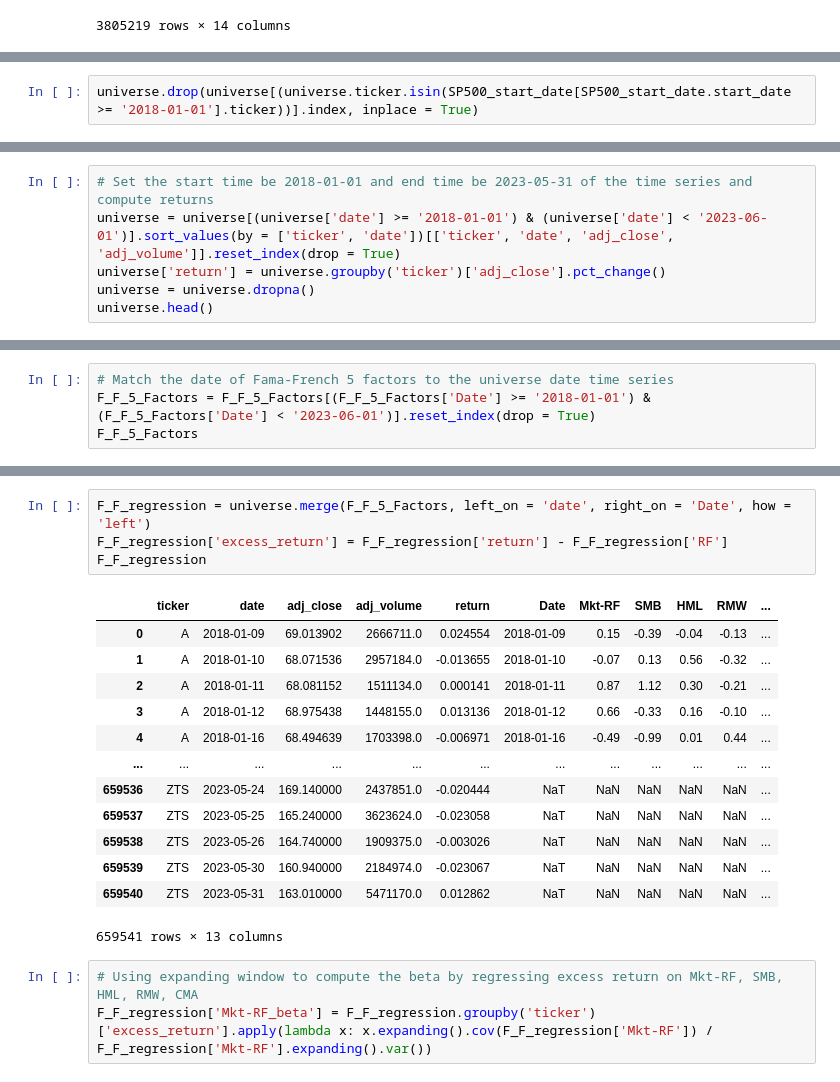
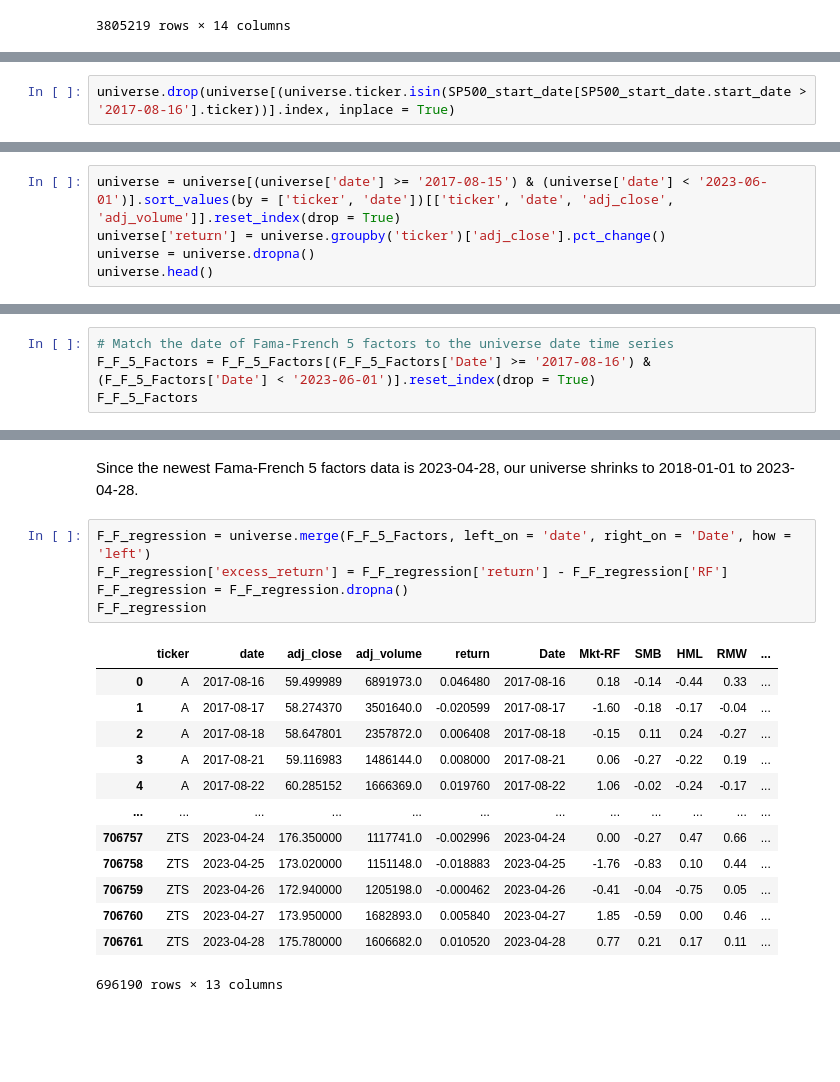
Before and after one commit to amberlee0516/ds4a-stock-price, a Jupyter notebook: Universe_and_Factors_Cindy.ipynb, the cells around one changed output, grey strips where cells are left out. Saved outputs shown, nothing was run; the diff lists cells and outputs as text; blank space fills up the shorter version.

```diff
--- a/Universe_and_Factors_Cindy.ipynb
+++ b/Universe_and_Factors_Cindy.ipynb
@@ -80,2 +90,2 @@ Name: ticker, dtype: object
 # %%
-universe.drop(universe[(universe.ticker.isin(SP500_start_date[SP500_start_date.start_date >= '2018-01-01'].ticker))].index, inplace = True)
+universe.drop(universe[(universe.ticker.isin(SP500_start_date[SP500_start_date.start_date > '2017-08-16'].ticker))].index, inplace = True)
@@ -89,6 +92,5 @@ universe.drop(universe[(universe.ticker.isin(SP500_start_date[SP500_start_date.s
 # %%
-# Set the start time be 2018-01-01 and end time be 2023-05-31 of the time series and compute returns
-universe = universe[(universe['date'] >= '2018-01-01') & (universe['date'] < '2023-06-01')].sort_values(by = ['ticker', 'date'])[['ticker', 'date', 'adj_close', 'adj_volume']].reset_index(drop = True)
+universe = universe[(universe['date'] >= '2017-08-15') & (universe['date'] < '2023-06-01')].sort_values(by = ['ticker', 'date'])[['ticker', 'date', 'adj_close', 'adj_volume']].reset_index(drop = True)
 universe['return'] = universe.groupby('ticker')['adj_close'].pct_change()
 universe = universe.dropna()
 universe.head()
@@ -102,6 +104,6 @@ universe.head()
 # %%
 # Match the date of Fama-French 5 factors to the universe date time series
-F_F_5_Factors = F_F_5_Factors[(F_F_5_Factors['Date'] >= '2018-01-01') & (F_F_5_Factors['Date'] < '2023-06-01')].reset_index(drop = True)
+F_F_5_Factors = F_F_5_Factors[(F_F_5_Factors['Date'] >= '2017-08-16') & (F_F_5_Factors['Date'] < '2023-06-01')].reset_index(drop = True)
 F_F_5_Factors
 # %% [output]
 |  | Date | Mkt-RF | SMB | HML | RMW | CMA | RF |
@@ -120,21 +122,21 @@ F_F_5_Factors
+# %% [markdown]
+Since the newest Fama-French 5 factors data is 2023-04-28, our universe shrinks to 2018-01-01 to 2023-04-28.
 # %%
 F_F_regression = universe.merge(F_F_5_Factors, left_on = 'date', right_on = 'Date', how = 'left')
 F_F_regression['excess_return'] = F_F_regression['return'] - F_F_regression['RF']
+F_F_regression = F_F_regression.dropna()
 F_F_regression
 # %% [output]
 |  | ticker | date | adj_close | adj_volume | return | Date | Mkt-RF | SMB | HML | RMW | ... |
-| 0 | A | 2018-01-09 | 69.013902 | 2666711.0 | 0.024554 | 2018-01-09 | 0.15 | -0.39 | -0.04 | -0.13 | ... |
-| 1 | A | 2018-01-10 | 68.071536 | 2957184.0 | -0.013655 | 2018-01-10 | -0.07 | 0.13 | 0.56 | -0.32 | ... |
-| 2 | A | 2018-01-11 | 68.081152 | 1511134.0 | 0.000141 | 2018-01-11 | 0.87 | 1.12 | 0.30 | -0.21 | ... |
-| 3 | A | 2018-01-12 | 68.975438 | 1448155.0 | 0.013136 | 2018-01-12 | 0.66 | -0.33 | 0.16 | -0.10 | ... |
-| 4 | A | 2018-01-16 | 68.494639 | 1703398.0 | -0.006971 | 2018-01-16 | -0.49 | -0.99 | 0.01 | 0.44 | ... |
+| 0 | A | 2017-08-16 | 59.499989 | 6891973.0 | 0.046480 | 2017-08-16 | 0.18 | -0.14 | -0.44 | 0.33 | ... |
+| 1 | A | 2017-08-17 | 58.274370 | 3501640.0 | -0.020599 | 2017-08-17 | -1.60 | -0.18 | -0.17 | -0.04 | ... |
+| 2 | A | 2017-08-18 | 58.647801 | 2357872.0 | 0.006408 | 2017-08-18 | -0.15 | 0.11 | 0.24 | -0.27 | ... |
+| 3 | A | 2017-08-21 | 59.116983 | 1486144.0 | 0.008000 | 2017-08-21 | 0.06 | -0.27 | -0.22 | 0.19 | ... |
+| 4 | A | 2017-08-22 | 60.285152 | 1666369.0 | 0.019760 | 2017-08-22 | 1.06 | -0.02 | -0.24 | -0.17 | ... |
 | ... | ... | ... | ... | ... | ... | ... | ... | ... | ... | ... | ... |
-| 659536 | ZTS | 2023-05-24 | 169.140000 | 2437851.0 | -0.020444 | NaT | NaN | NaN | NaN | NaN | ... |
-| 659537 | ZTS | 2023-05-25 | 165.240000 | 3623624.0 | -0.023058 | NaT | NaN | NaN | NaN | NaN | ... |
-| 659538 | ZTS | 2023-05-26 | 164.740000 | 1909375.0 | -0.003026 | NaT | NaN | NaN | NaN | NaN | ... |
-| 659539 | ZTS | 2023-05-30 | 160.940000 | 2184974.0 | -0.023067 | NaT | NaN | NaN | NaN | NaN | ... |
-| 659540 | ZTS | 2023-05-31 | 163.010000 | 5471170.0 | 0.012862 | NaT | NaN | NaN | NaN | NaN | ... |
+| 706757 | ZTS | 2023-04-24 | 176.350000 | 1117741.0 | -0.002996 | 2023-04-24 | 0.00 | -0.27 | 0.47 | 0.66 | ... |
+| 706758 | ZTS | 2023-04-25 | 173.020000 | 1151148.0 | -0.018883 | 2023-04-25 | -1.76 | -0.83 | 0.10 | 0.44 | ... |
+| 706759 | ZTS | 2023-04-26 | 172.940000 | 1205198.0 | -0.000462 | 2023-04-26 | -0.41 | -0.04 | -0.75 | 0.05 | ... |
+| 706760 | ZTS | 2023-04-27 | 173.950000 | 1682893.0 | 0.005840 | 2023-04-27 | 1.85 | -0.59 | 0.00 | 0.46 | ... |
+| 706761 | ZTS | 2023-04-28 | 175.780000 | 1606682.0 | 0.010520 | 2023-04-28 | 0.77 | 0.21 | 0.17 | 0.11 | ... |
-659541 rows × 13 columns
+696190 rows × 13 columns
-# %%
-# Using expanding window to compute the beta by regressing excess return on Mkt-RF, SMB, HML, RMW, CMA
-F_F_regression['Mkt-RF_beta'] = F_F_regression.groupby('ticker')['excess_return'].apply(lambda x: x.expanding().cov(F_F_regression['Mkt-RF']) / F_F_regression['Mkt-RF'].expanding().var())
```
Also changed, not shown: parts of 10 cells of this notebook, 1 other file.
